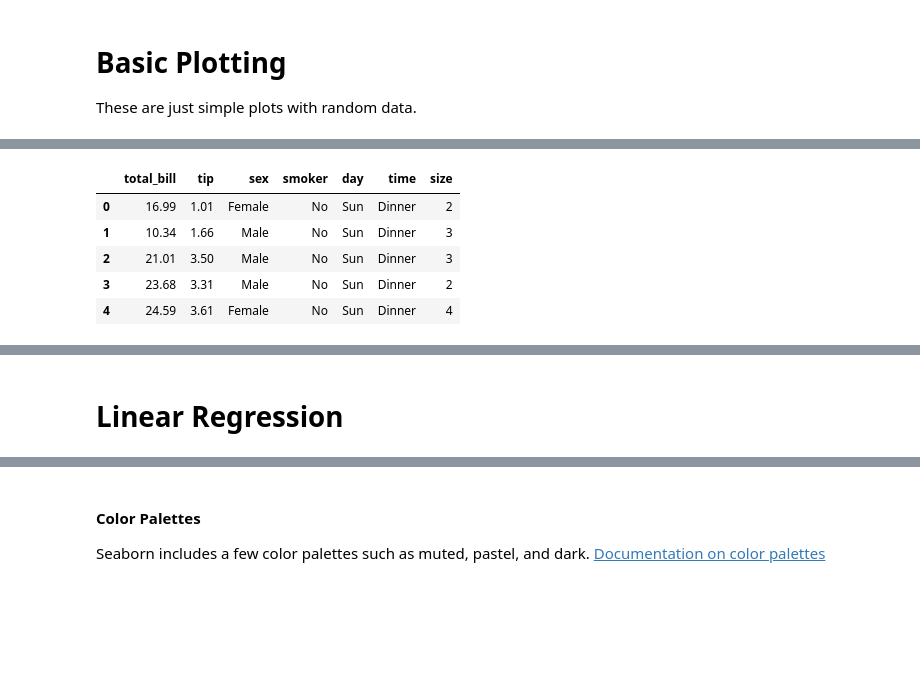
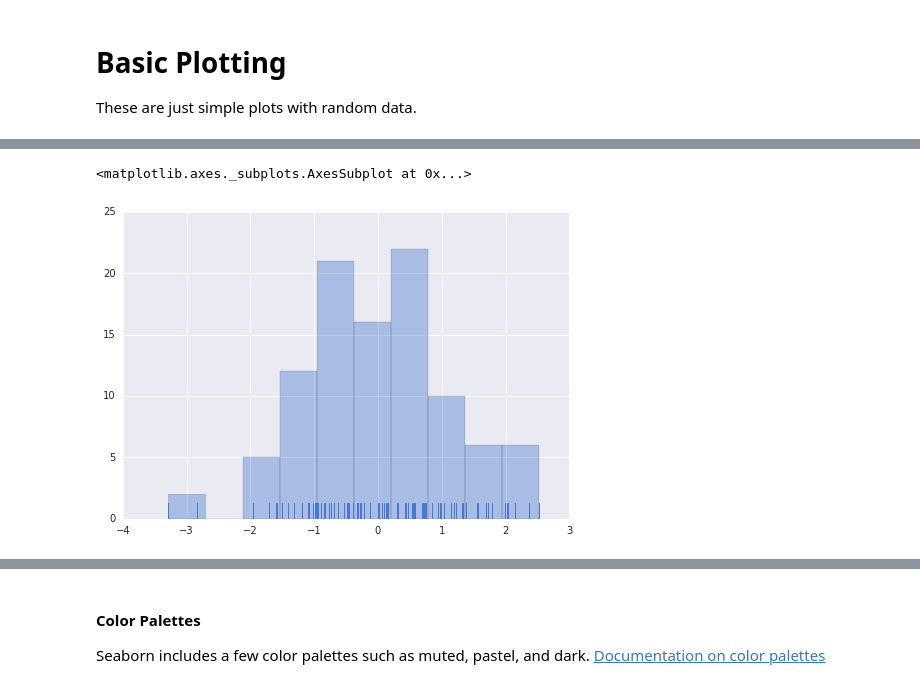
Before and after one commit to dsiufl/DataViz, a Jupyter notebook: Data Visualization - Instructor.ipynb, the cells around one changed output, grey strips where cells are left out. Drawn from its saved outputs; the diff is of its cells as text; code cells hidden in the pictures; blank space fills up the shorter version.

```diff
--- a/Data Visualization - Instructor.ipynb
+++ b/Data Visualization - Instructor.ipynb
@@ -65,12 +70,8 @@ tips = sns.load_dataset("tips")
-# %%
-tips.head()
-# %% [output]
-|  | total_bill | tip | sex | smoker | day | time | size |
-| 0 | 16.99 | 1.01 | Female | No | Sun | Dinner | 2 |
-| 1 | 10.34 | 1.66 | Male | No | Sun | Dinner | 3 |
-| 2 | 21.01 | 3.50 | Male | No | Sun | Dinner | 3 |
-| 3 | 23.68 | 3.31 | Male | No | Sun | Dinner | 2 |
-| 4 | 24.59 | 3.61 | Female | No | Sun | Dinner | 4 |
+# %%
+sns.distplot(x, kde=False, rug=True)
+# %% [output]
+<matplotlib.axes._subplots.AxesSubplot at 0x...>
+[figure, added]
 # %% [markdown]
 ## Other Plots
 [Factor plots](https://stanford.edu/~mwaskom/software/seaborn/generated/seaborn.factorplot.html)
@@ -78,5 +79,3 @@ tips.head()
 
 [Time Series Plots](https://stanford.edu/~mwaskom/software/seaborn/generated/seaborn.tsplot.html)
 ![Time Series Plot](https://i.imgur.com/XFk2TBk.png)
-# %% [markdown]
-# Linear Regression
```
Also changed, not shown: parts of 18 cells of this notebook.
